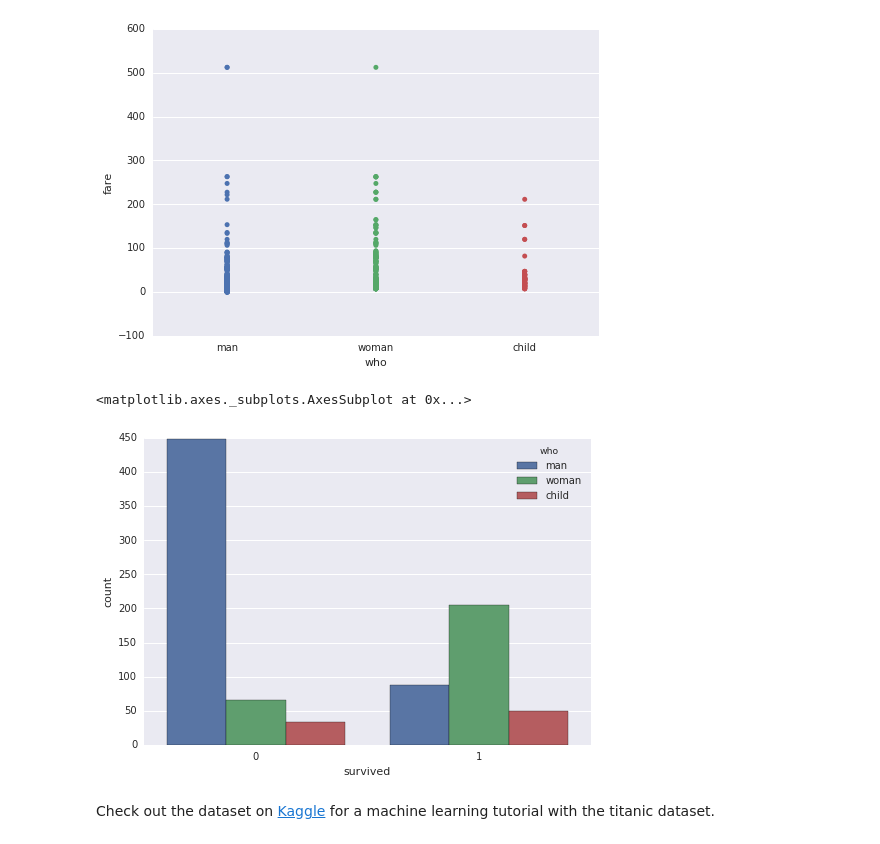
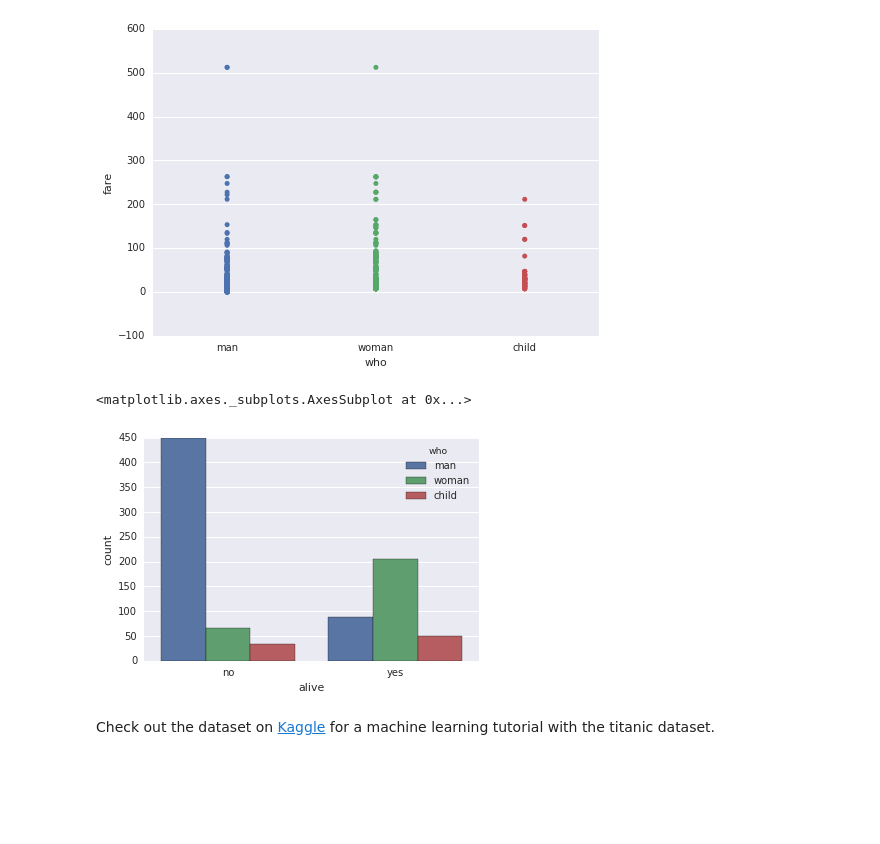
Before and after one commit to dsiufl/DataViz, a Jupyter notebook: Data Visualization - Instructor.ipynb, the cells around one changed output. Drawn from its saved outputs; the diff is of its cells as text; code cells hidden in the pictures; blank space fills up the shorter version.

```diff
--- a/Data Visualization - Instructor.ipynb
+++ b/Data Visualization - Instructor.ipynb
@@ -234,10 +234,10 @@ sns.stripplot(x="who", y="fare", data=titanic)
 <matplotlib.axes._subplots.AxesSubplot at 0x...>
 [figure]
 # %%
-sns.countplot(x="survived", hue="who", data=titanic)
+sns.countplot(x="alive", hue="who", data=titanic)
 # %% [output]
 <matplotlib.axes._subplots.AxesSubplot at 0x...>
-[figure, old version]
+[figure, new version]
 # %% [markdown]
 Check out the dataset on [Kaggle](https://www.kaggle.com/c/titanic) for a machine learning tutorial with the titanic dataset.
 # %% [markdown]
```
Also changed, not shown: parts of 11 cells of this notebook, 1 other file.
